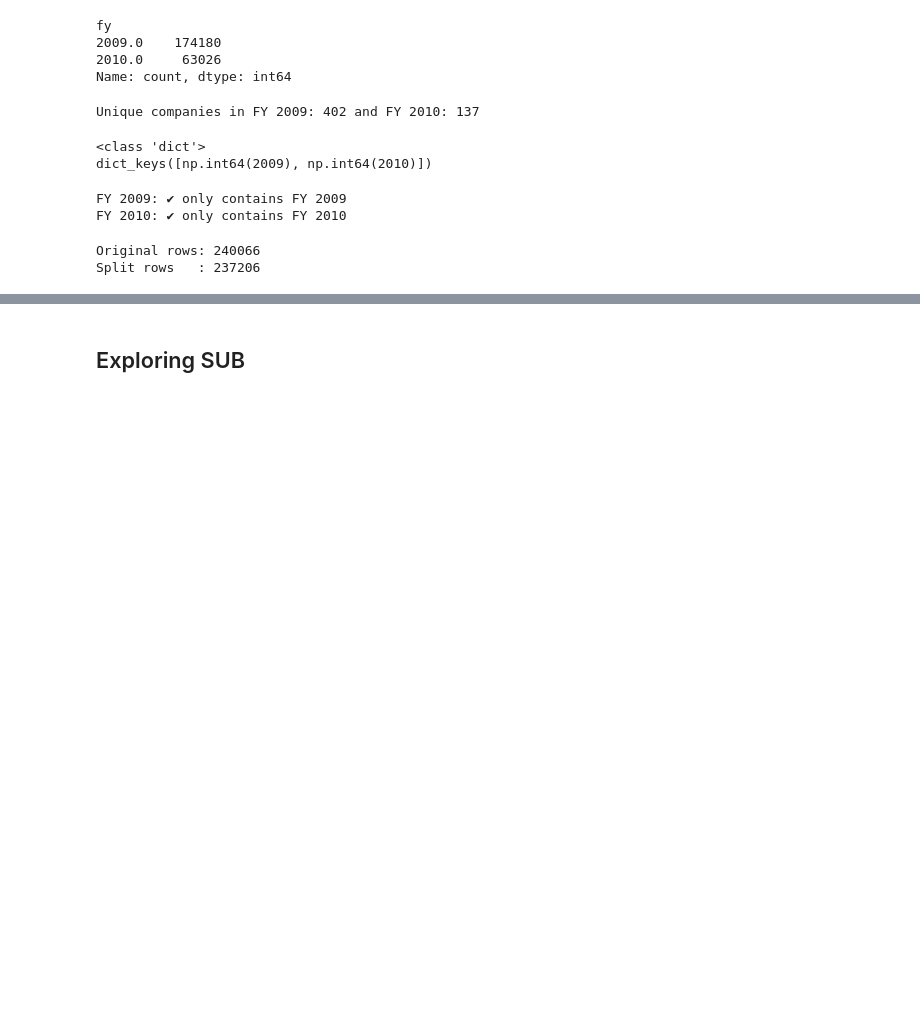
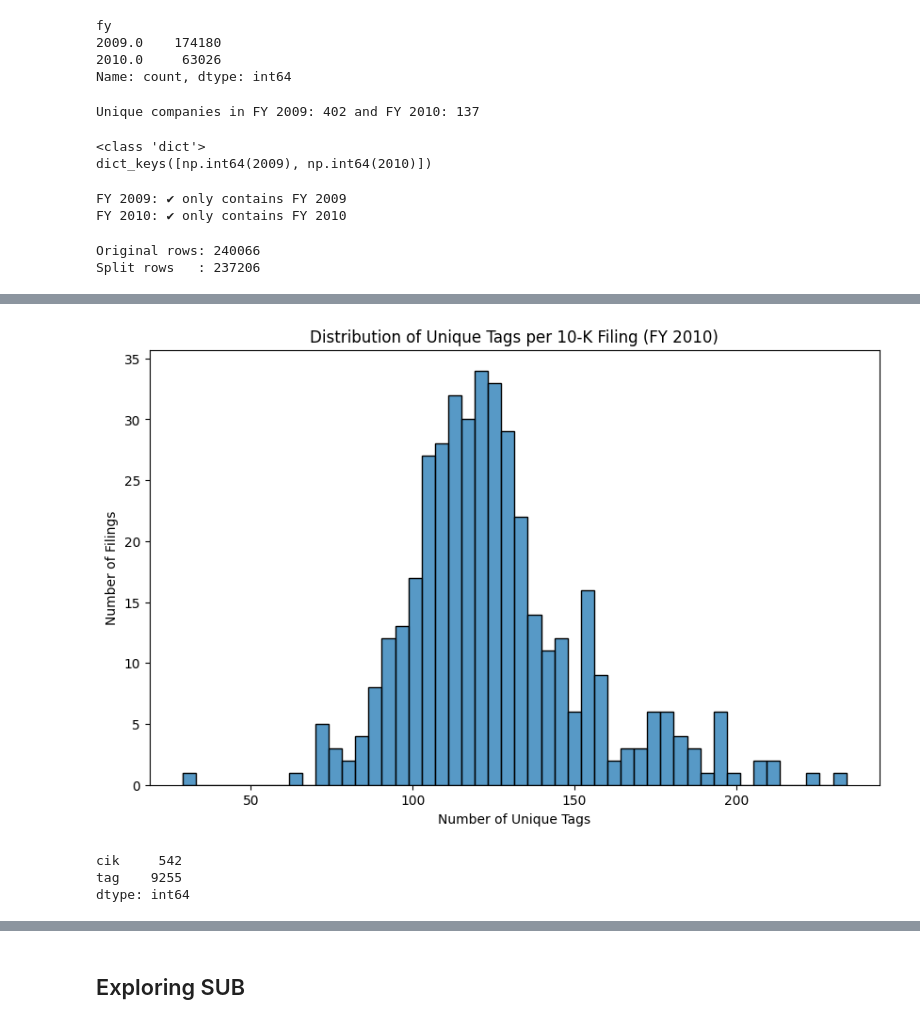
Before and after one commit to NareshChethala/sec-edgar-pipeline, a Jupyter notebook: src/03_data_exploration_sec.ipynb, the cells around one changed output, grey strips where cells are left out. Drawn from its saved outputs; the diff is of its cells as text; code cells hidden in the pictures; blank space fills up the shorter version.

```diff
--- a/src/03_data_exploration_sec.ipynb
+++ b/src/03_data_exploration_sec.ipynb
@@ -528,15 +424,21 @@ plt.show()
 # %%
 # plot distribution of unique tags in 10-K filings with filter fy 2010
-df_10k_2010 = df_fact_10k_cleaned[df_fact_10k_cleaned["fy"] == 2010]
+df_10k_2010 = df_fact[df_fact["fy"] == 2009]
 unique_tags_per_filing = df_10k_2010.groupby("adsh")["tag"].nunique()
 plt.figure(figsize=(10, 6))
 sns.histplot(unique_tags_per_filing, bins=50, kde=False)
 plt.title("Distribution of Unique Tags per 10-K Filing (FY 2010)")
 plt.xlabel("Number of Unique Tags")
 plt.ylabel("Number of Filings")
 plt.show()
+# %% [output]
+[figure, added]
 # %%
 # unique CIK values in 10-K filings
-cik_counts = df_fact_10k_cleaned[["cik","tag"]].nunique()
+cik_counts = df_fact[["cik","tag"]].nunique()
 cik_counts
+# %% [output]
+cik     542
+tag    9255
+dtype: int64
 # %%
```
Also changed, not shown: parts of 43 cells of this notebook, 3 other files.
